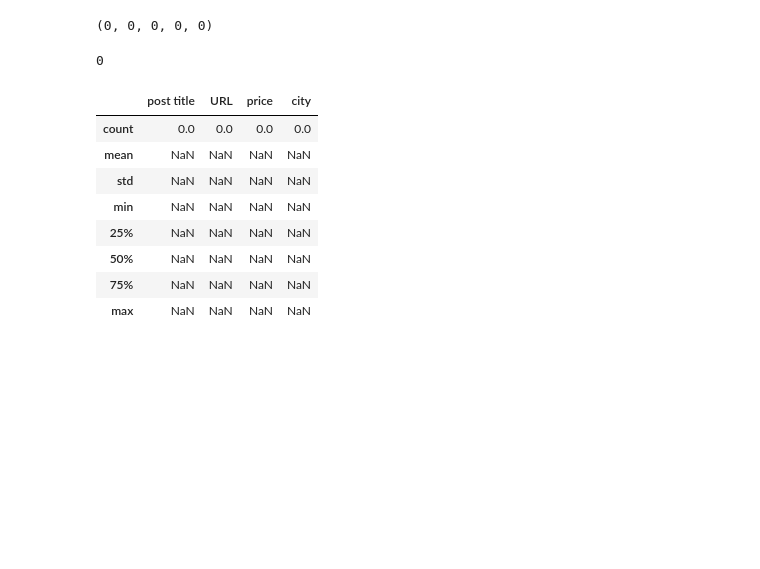
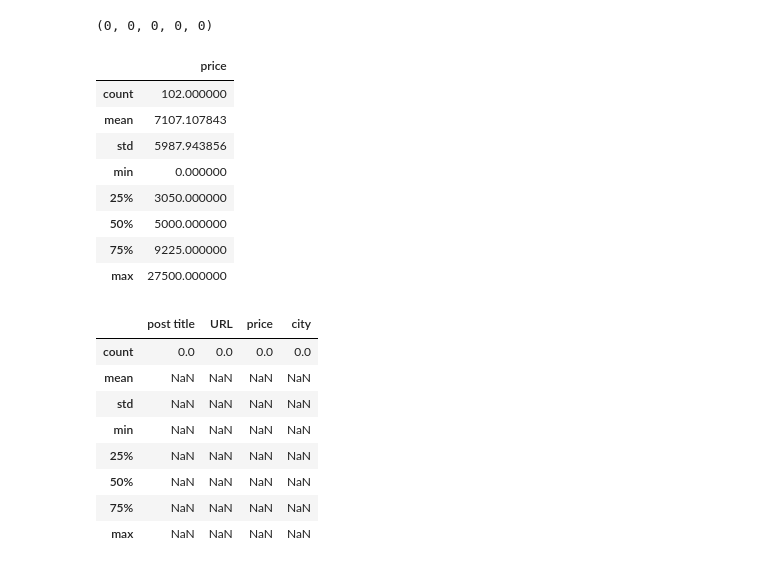
Before and after one commit to GrilledJeez/Testing-for-Difference-in-Craigslist-Markets, a Jupyter notebook: craigslist_scraper.ipynb, the cells around one changed output. Saved outputs shown, nothing was run; the diff lists cells and outputs as text; code cells hidden in the pictures; blank space fills up the shorter version.

```diff
--- a/craigslist_scraper.ipynb
+++ b/craigslist_scraper.ipynb
@@ -657,8 +807,17 @@ len(post_timing), len(post_hoods), len(post_title_texts), len(post_links), len(p
 (0, 0, 0, 0, 0)
 # %%
 # consolidate our lists into a dataframe
+moto.describe()
 # %% [output]
-0
+|  | price |
+| count | 102.000000 |
+| mean | 7107.107843 |
+| std | 5987.943856 |
+| min | 0.000000 |
+| 25% | 3050.000000 |
+| 50% | 5000.000000 |
+| 75% | 9225.000000 |
+| max | 27500.000000 |
 # %%
 moto.describe()
 # %% [output]
```
Also changed, not shown: parts of 13 cells of this notebook.
